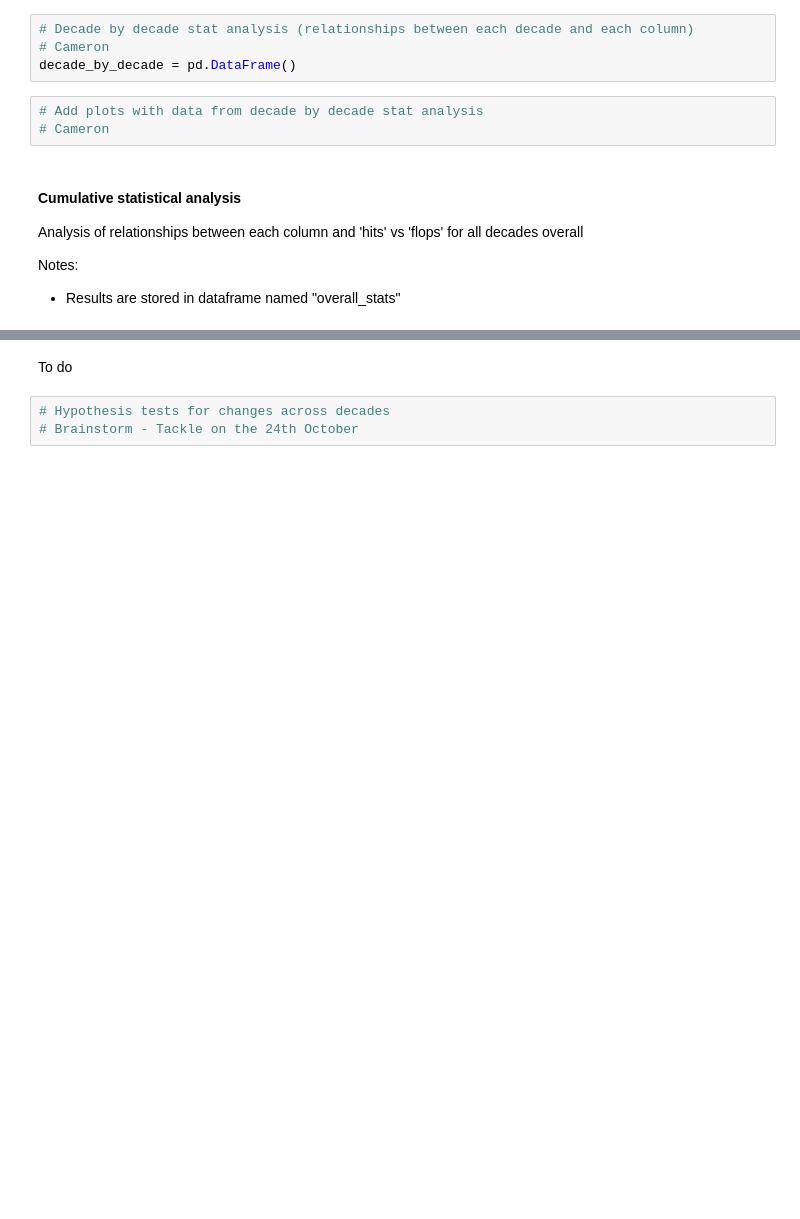
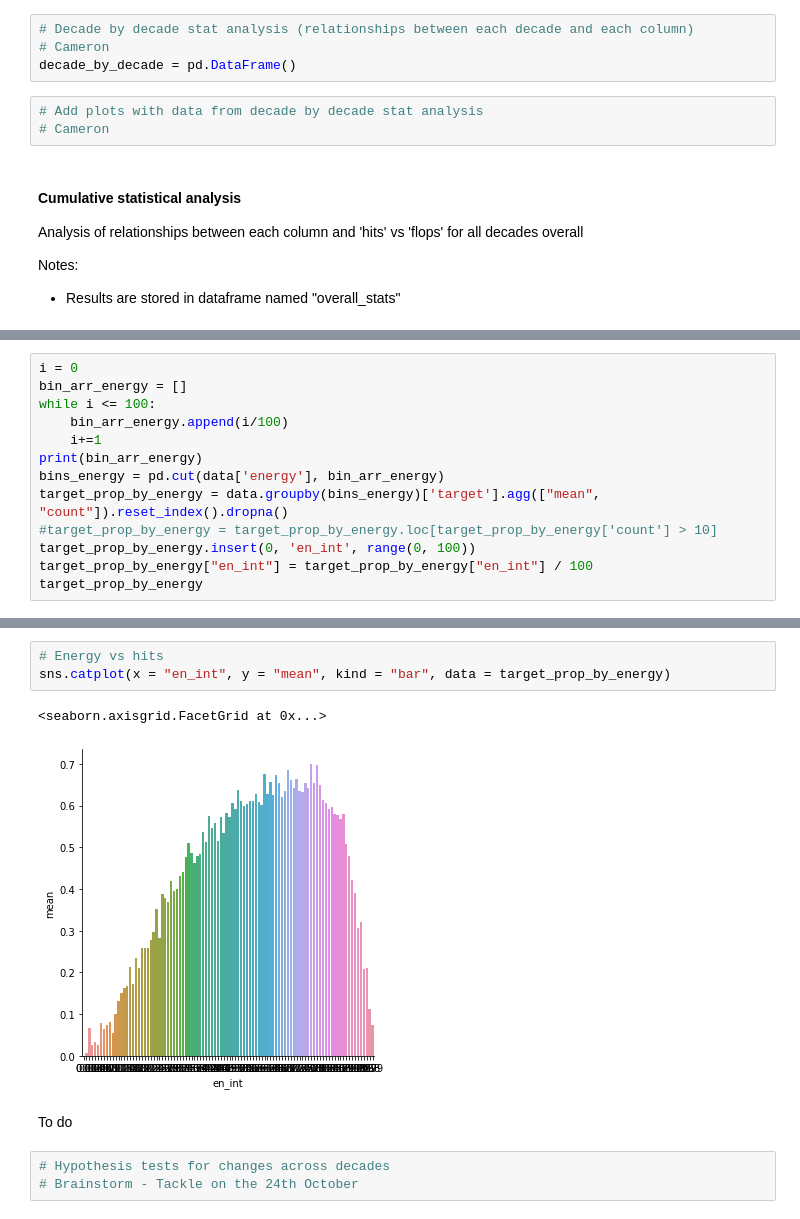
Before and after one commit to josephcscarpa/CS216GP, a Jupyter notebook: project.ipynb, the cells around one changed output, grey strips where cells are left out. Drawn from its saved outputs; the diff is of its cells as text; blank space fills up the shorter version.

```diff
--- a/project.ipynb
+++ b/project.ipynb
@@ -102,0 +189,13 @@ overall_stats = pd.DataFrame()
+# %%
+i = 0
+bin_arr_energy = []
+while i <= 100:
+    bin_arr_energy.append(i/100)
+    i+=1
+print(bin_arr_energy)
+bins_energy = pd.cut(data['energy'], bin_arr_energy)
+target_prop_by_energy = data.groupby(bins_energy)['target'].agg(["mean", "count"]).reset_index().dropna()
+#target_prop_by_energy = target_prop_by_energy.loc[target_prop_by_energy['count'] > 10]
+target_prop_by_energy.insert(0, 'en_int', range(0, 100))
+target_prop_by_energy["en_int"] = target_prop_by_energy["en_int"] / 100
+target_prop_by_energy
@@ -103,3 +227,9 @@ overall_stats = pd.DataFrame()
+# %%
+# Energy vs hits
+sns.catplot(x = "en_int", y = "mean", kind = "bar", data = target_prop_by_energy)
+# %% [output]
+<seaborn.axisgrid.FacetGrid at 0x...>
+[figure, added]
 # %% [markdown]
 To do
 # %%
```
Also changed, not shown: parts of 11 cells of this notebook.
